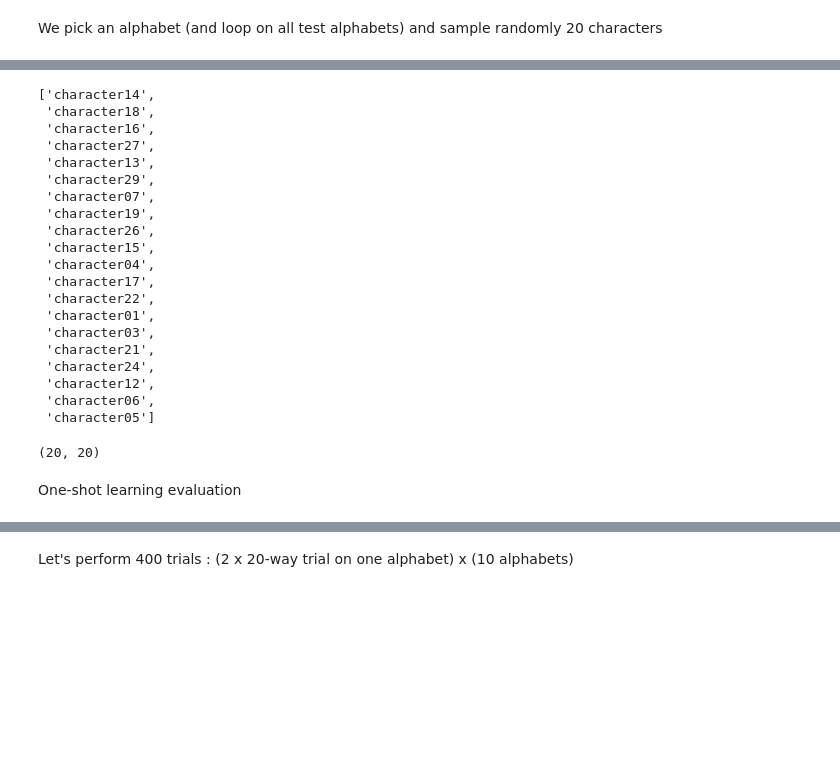
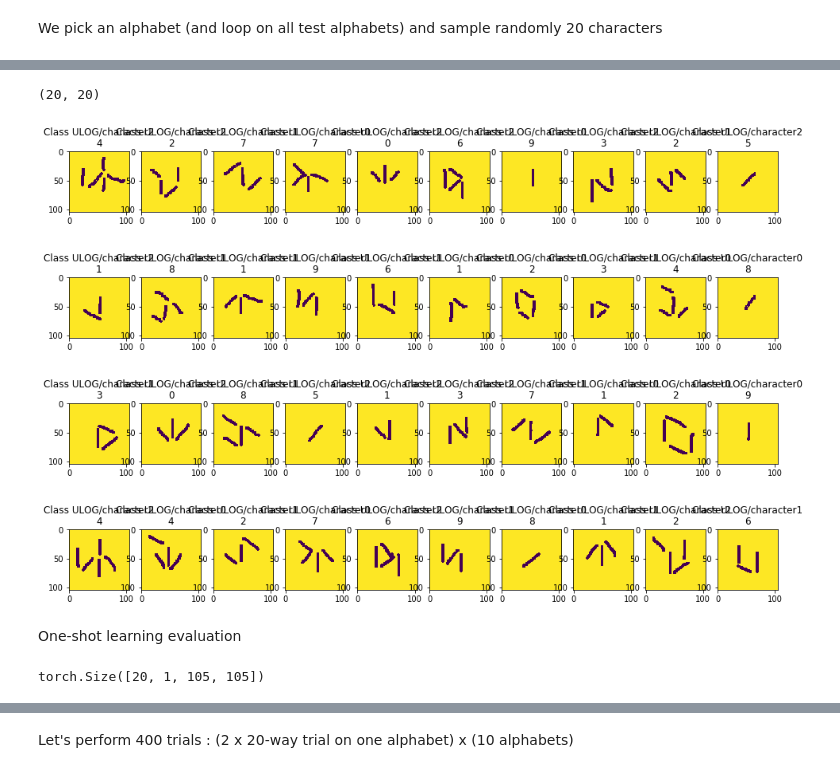
Before and after one commit to vfdev-5/pytorch-my_examples, a Jupyter notebook: SiameseNetworks/Siamese_Networks__4_One-Shot_Learning.ipynb, the cells around one changed output, grey strips where cells are left out. Cells and saved outputs as stored; diff of their text form; code cells hidden in the pictures; blank space fills up the shorter version.

```diff
--- a/SiameseNetworks/Siamese_Networks__4_One-Shot_Learning.ipynb
+++ b/SiameseNetworks/Siamese_Networks__4_One-Shot_Learning.ipynb
@@ -71,7 +71,8 @@ Load checkpoint: logs/siamese_networks_verification_task_20171125_2242/model_val
 # %% [markdown]
 ## 20-way alphabet classification
 # %%
-np.random.seed(12345)
+seed = 12345
+np.random.seed(seed)
 
 OMNIGLOT_REPO_PATH='omniglot'
 
@@ -95,14 +96,12 @@ for a in test_alphabets:
 all_drawers_ids = np.arange(20)
 train_drawers_ids = np.random.choice(all_drawers_ids, size=12, replace=False)
 # Sample 4 drawers out of remaining 8
-val_drawers_ids = np.random.choice(list(set(all_drawers_ids) - set(train_drawers_ids)), size=4, replace=False)
-test_drawers_ids = np.array(list(set(all_drawers_ids) - set(val_drawers_ids) - set(train_drawers_ids)))
+eval_drawers_ids = np.array(list(set(all_drawers_ids) - set(train_drawers_ids)))
 
 def create_str_drawers_ids(drawers_ids):
     return ["_{0:0>2}".format(_id) for _id in drawers_ids]
 
-val_drawers_ids = create_str_drawers_ids(val_drawers_ids)
-test_drawers_ids = create_str_drawers_ids(test_drawers_ids)
+eval_drawers_ids = create_str_drawers_ids(eval_drawers_ids)
 # %%
 from torchvision.transforms import ToTensor
 from common_utils.dataflow import TransformedDataset
@@ -123,5 +127,5 @@ alphabet
 # %%
-two_test_drawers_ids = np.random.choice(test_drawers_ids, size=2, replace=False)
+two_test_drawers_ids = np.random.choice(eval_drawers_ids, size=2, replace=False)
 
 alphabet_char_id_drawers_ids = {}
 char_id_drawer_ids = test_alphabet_char_id_drawer_ids[alphabet]
@@ -138,31 +142,19 @@ test_images_ds = OmniglotDataset("Test", data_path=TEST_DATA_PATH,
 additional_images_ds = OmniglotDataset("Test", data_path=TEST_DATA_PATH,
                           alphabet_char_id_drawers_ids=alphabet_char_id_drawers_ids,
                           drawers_ids=two_test_drawers_ids[1])
-random_chars
-# %% [output]
-['character14',
- 'character18',
- 'character16',
- 'character27',
- 'character13',
- 'character29',
- 'character07',
- 'character19',
- 'character26',
- 'character15',
- 'character04',
- 'character17',
- 'character22',
- 'character01',
- 'character03',
- 'character21',
- 'character24',
- 'character12',
- 'character06',
- 'character05']
 # %%
 len(test_images_ds), len(additional_images_ds)
 # %% [output]
 (20, 20)
+# %%
+display_basic_dataset(test_images_ds, max_datapoints=len(test_images_ds), n_cols=10, figsize=(16, 4))
+# %% [output]
+[figure, added]
+[figure, added]
+# %%
+display_basic_dataset(additional_images_ds, max_datapoints=len(additional_images_ds), n_cols=10, figsize=(16, 4))
+# %% [output]
+[figure, added]
+[figure, added]
 # %%
 # Transform string label to class index:
@@ -187,4 +179,8 @@ if HAS_GPU and torch.cuda.is_available():
     batch_additional_x = batch_additional_x.cuda()
 
 batch_additional_x = Variable(batch_additional_x, volatile=True)
+# %%
+batch_additional_x.size()
+# %% [output]
+torch.Size([20, 1, 105, 105])
 # %%
```
Also changed, not shown: parts of 11 cells of this notebook, 10 other files.
